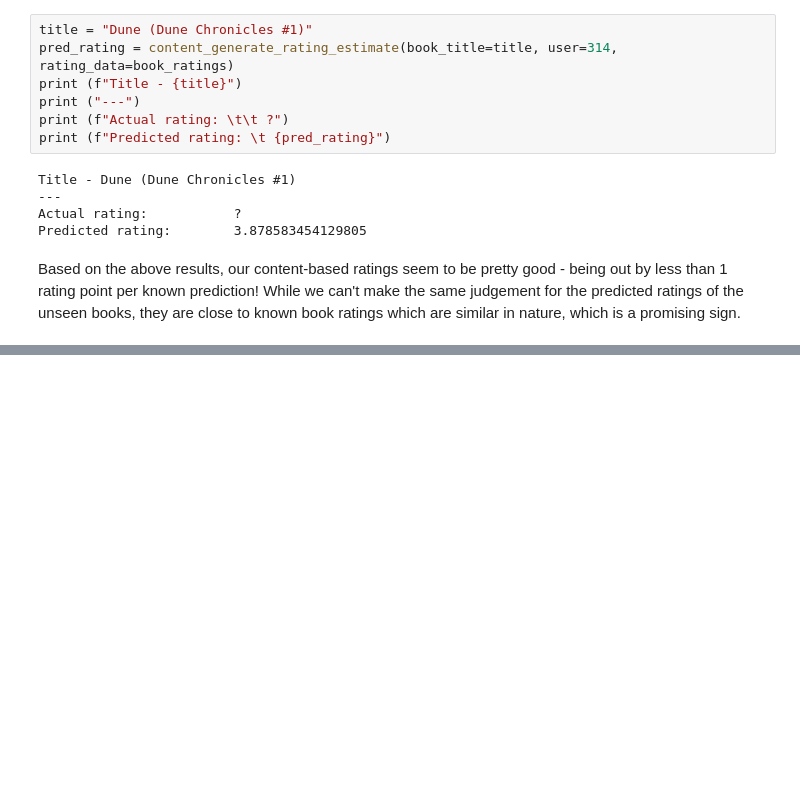
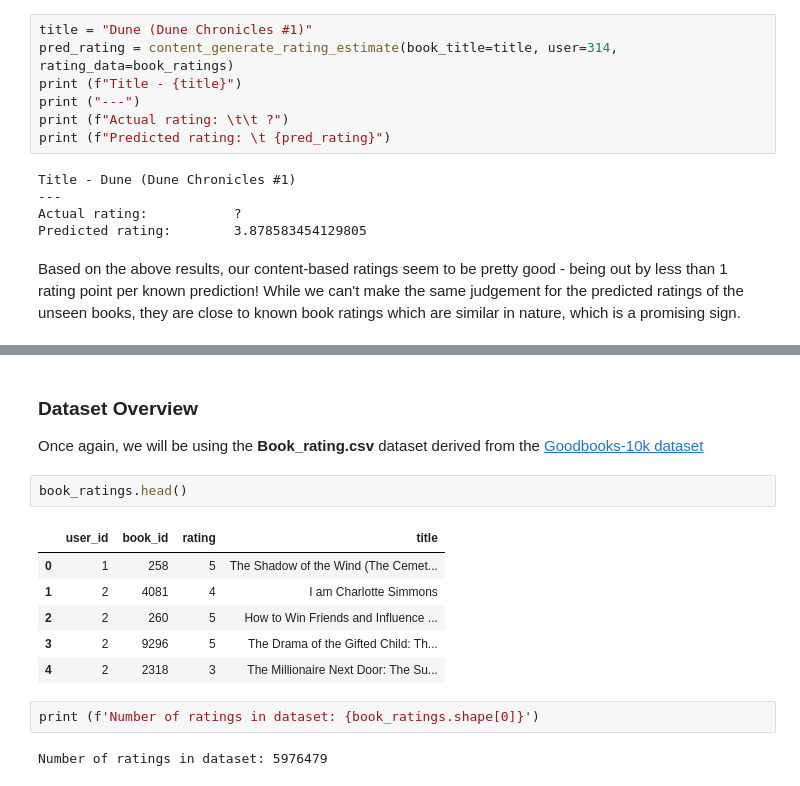
Before and after one commit to EbrahemHassan132/goodbooks-10k, a Jupyter notebook: Bulding_the_recommender_system.ipynb, the cells around one changed output, grey strips where cells are left out. Saved outputs shown, nothing was run; the diff lists cells and outputs as text; blank space fills up the shorter version.

```diff
--- a/Bulding_the_recommender_system.ipynb
+++ b/Bulding_the_recommender_system.ipynb
@@ -408,0 +437,17 @@ Based on the above results, our content-based ratings seem to be pretty good - b
+# %% [markdown]
+### Dataset Overview
+
+Once again, we will be using the **Book_rating.csv** dataset derived from the [Goodbooks-10k dataset](https://github.com/zygmuntz/goodbooks-10k)
+# %%
+book_ratings.head()
+# %% [output]
+|  | user_id | book_id | rating | title |
+| 0 | 1 | 258 | 5 | The Shadow of the Wind (The Cemet... |
+| 1 | 2 | 4081 | 4 | I am Charlotte Simmons |
+| 2 | 2 | 260 | 5 | How to Win Friends and Influence ... |
+| 3 | 2 | 9296 | 5 | The Drama of the Gifted Child: Th... |
+| 4 | 2 | 2318 | 3 | The Millionaire Next Door: The Su... |
+# %%
+print (f'Number of ratings in dataset: {book_ratings.shape[0]}')
+# %% [output]
+Number of ratings in dataset: 5976479
```
Also changed, not shown: parts of 2 cells of this notebook.
